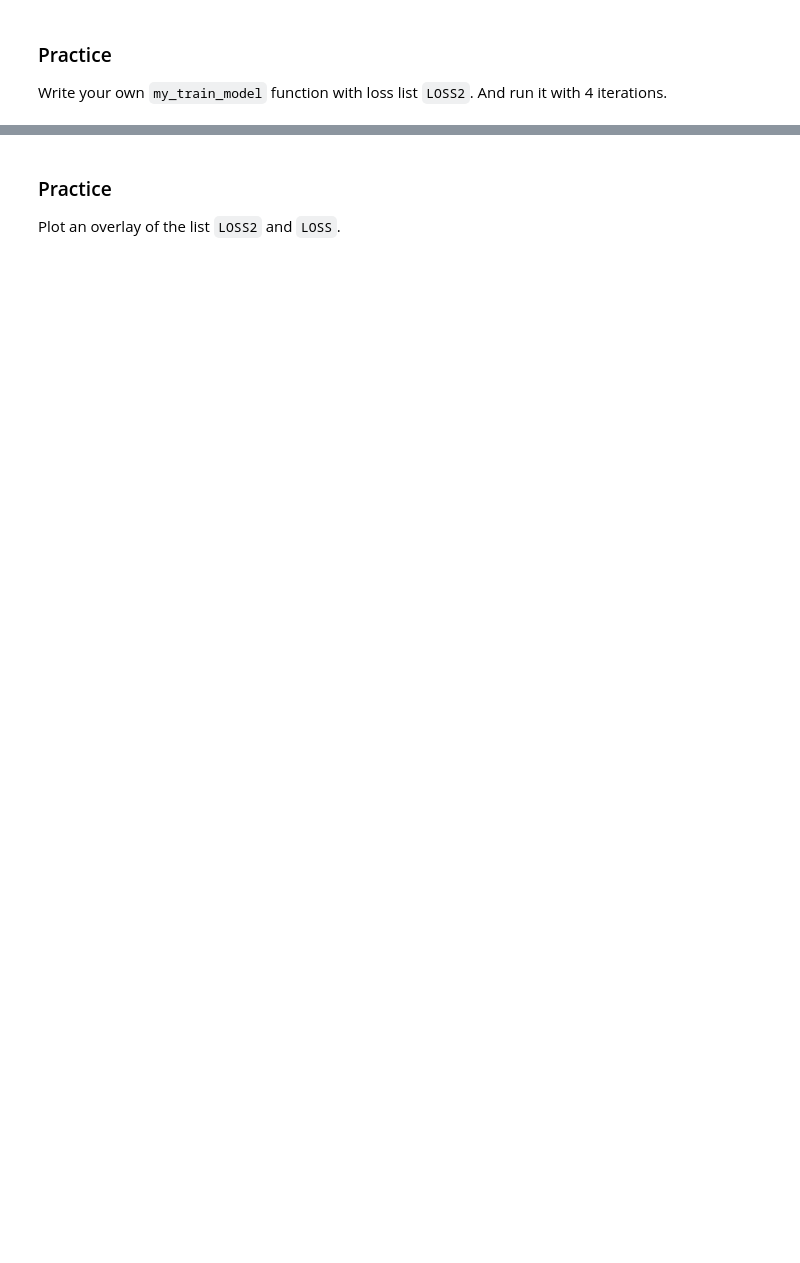
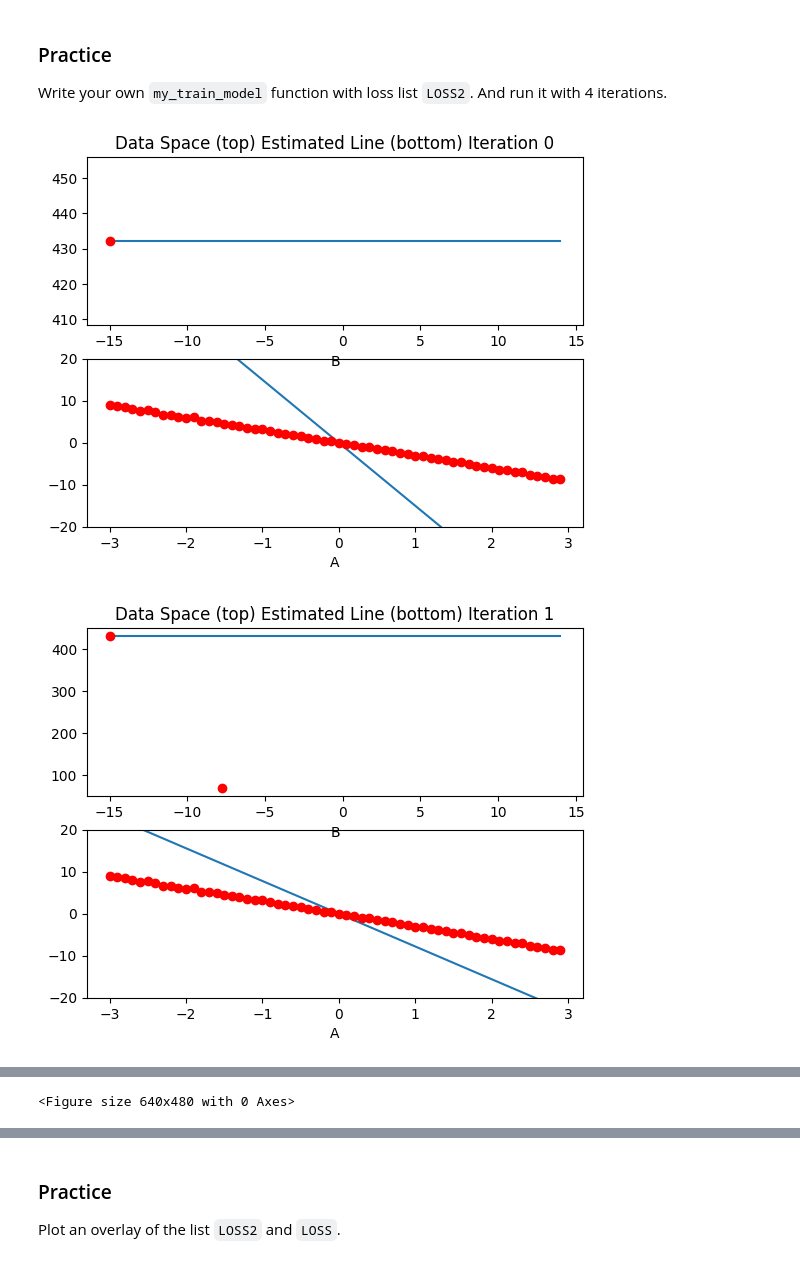
Before and after one commit to tibor1301/FIN-591-Student-Assignments, a Jupyter notebook: Week 3/Pytorchproblemset_Boyd.ipynb, the cells around one changed output, grey strips where cells are left out. Drawn from its saved outputs; the diff is of its cells as text; code cells hidden in the pictures; blank space fills up the shorter version.

```diff
--- a/Week 3/Pytorchproblemset_Boyd.ipynb
+++ b/Week 3/Pytorchproblemset_Boyd.ipynb
@@ -346,27 +346,29 @@ class plot_diagram():
 
     # Constructor
     def __init__(self, X, Y, w, stop, go = False):
-        start = w.data
-        self.error = []
-        self.parameter = []
-        self.X = X.numpy()
-        self.Y = Y.numpy()
-        self.parameter_values = torch.arange(start, stop)
-        self.Loss_function = [criterion(forward(X), Y) for w.data in self.parameter_values]
-        w.data = start
+        with torch.no_grad():  # Temporarily disable gradient tracking
+            start = w.item()  # Use .item() to get the value as a Python scalar
+            self.error = []
+            self.parameter = []
+            self.X = X.numpy()
+            self.Y = Y.numpy()
+            self.parameter_values = torch.arange(start, stop)
+            self.Loss_function = [criterion(forward(X), Y) for w_temp in self.parameter_values]
+
+        w.data.fill_(start)  # Restore the original weight value
 
     # Executor
     def __call__(self, Yhat, w, error, n):
         self.error.append(error)
-        self.parameter.append(w.data)
+        self.parameter.append(w.item())  # Use .item() for scalar value
         plt.subplot(212)
-        plt.plot(self.X, Yhat.detach().numpy())
-        plt.plot(self.X, self.Y,'ro')
+        plt.plot(self.X, Yhat.detach().numpy())  # Ensure detachment for plotting
+        plt.plot(self.X, self.Y, 'ro')
         plt.xlabel("A")
         plt.ylim(-20, 20)
         plt.subplot(211)
         plt.title("Data Space (top) Estimated Line (bottom) Iteration " + str(n))
-        plt.plot(self.parameter_values.numpy(), self.Loss_function)
+        plt.plot(self.parameter_values.numpy(), [loss.item() for loss in self.Loss_function])
         plt.plot(self.parameter, self.error, 'ro')
         plt.xlabel("B")
         plt.figure()
@@ -546,0 +546,19 @@ gradient_plot1 = plot_diagram(X, Y, w, stop = 15)
+# %%
+# Practice: Create your own my_train_model
+
+gradient_plot1 = plot_diagram(X, Y, w, stop = 15)
+
+def my_train_model(iter):
+    for epoch in range(iter):
+        Yhat=forward(X)
+        loss=criterion(Yhat,Y)
+        gradient_plot1(Yhat,w,loss.item(),epoch)
+        LOSS2.append(loss.item())
+        loss.backward()
+        w.data=w.data-lr*w.grad.data
+        w.grad.data.zero_()
+
+my_train_model(4)
+# %% [output]
+[figure, added]
+[figure, added]
@@ -547,3 +567,4 @@ gradient_plot1 = plot_diagram(X, Y, w, stop = 15)
+<Figure size 640x480 with 0 Axes>
 # %% [markdown]
 <!--Empty Space for separating topics-->
 # %% [markdown]
```
Also changed, not shown: parts of 17 cells of this notebook.
